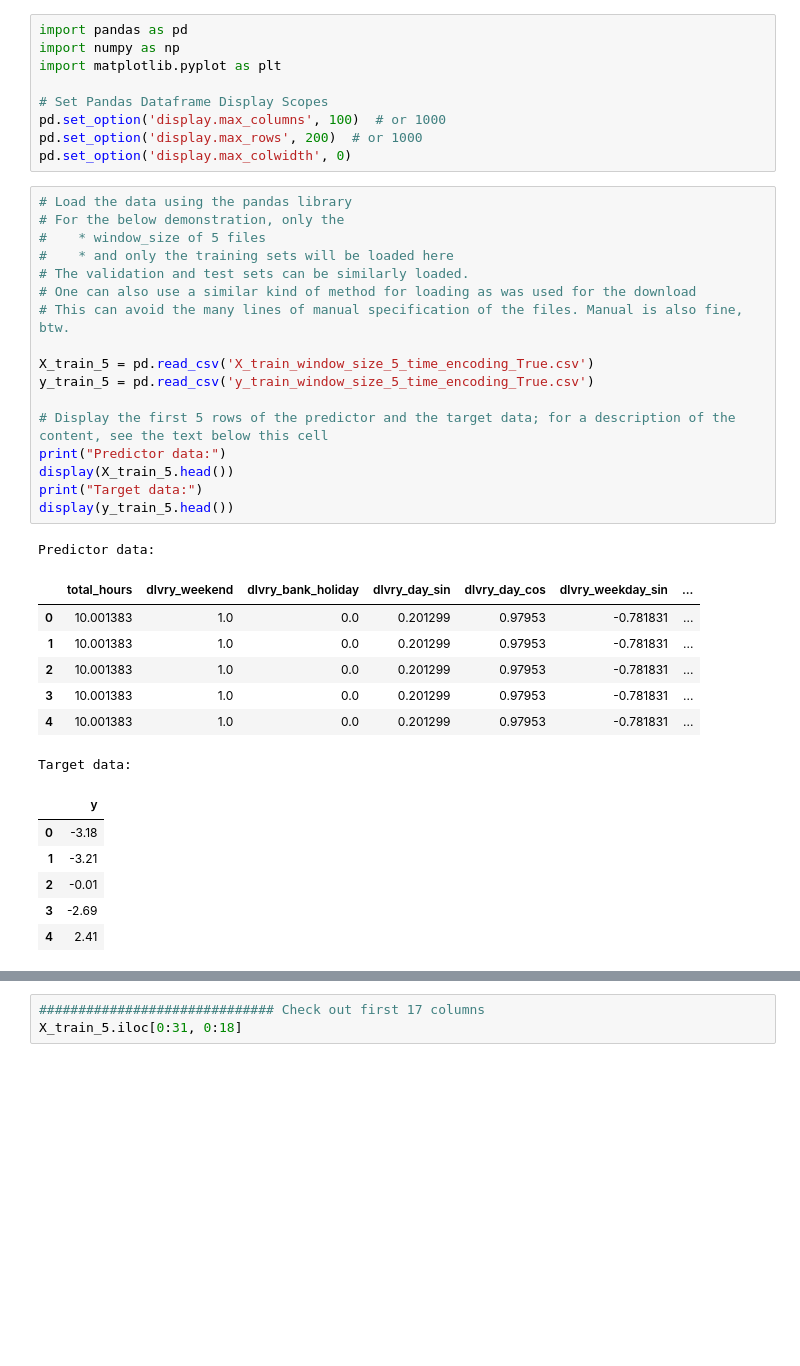
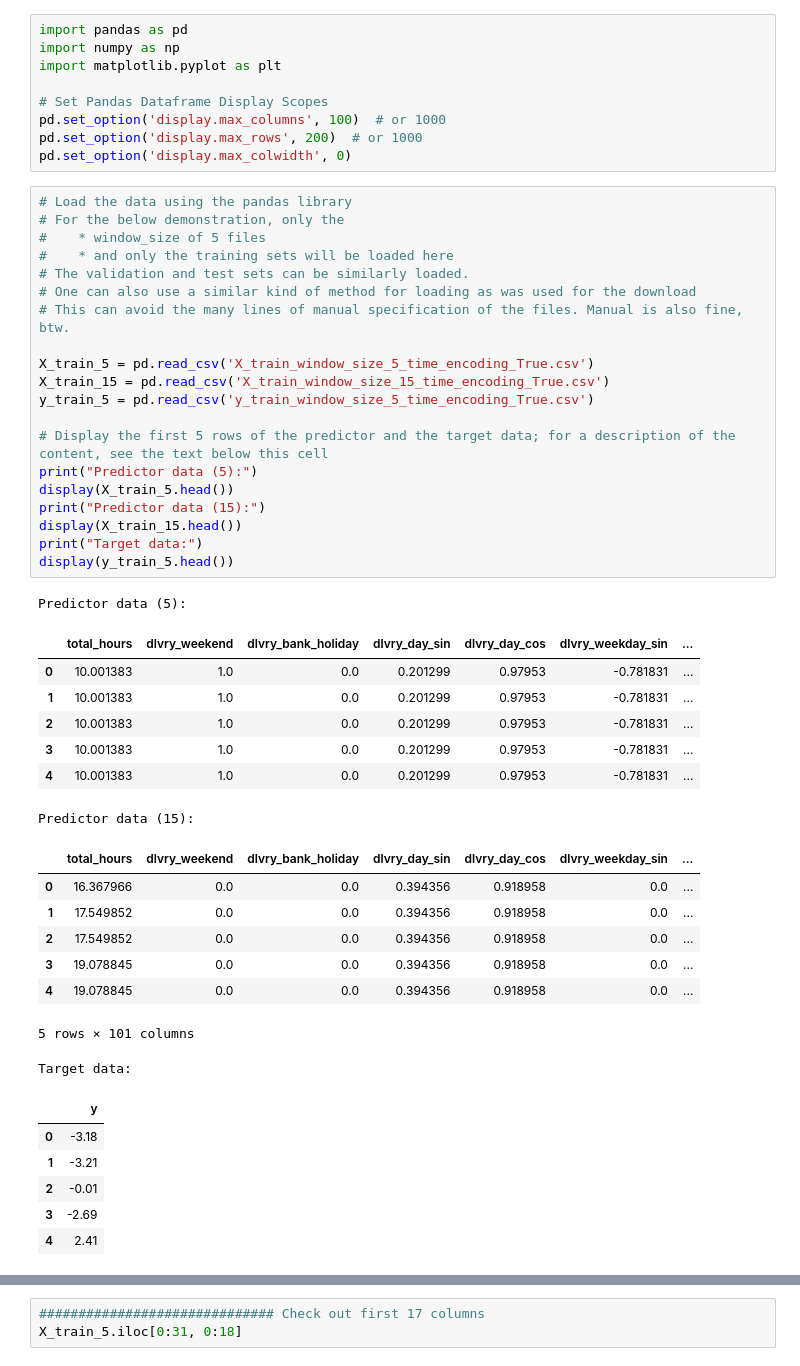
Before and after one commit to TazTornadoo/SigmoidFreud, a Jupyter notebook: [Do It]-2-Data Explore.ipynb, the cells around one changed output, grey strips where cells are left out. Cells and saved outputs as stored; diff of their text form; blank space fills up the shorter version.

Commit message:
Include X_train_15

```diff
--- a/[Do It]-2-Data Explore.ipynb
+++ b/[Do It]-2-Data Explore.ipynb
@@ -47,32 +47,43 @@ pd.set_option('display.max_colwidth', 0)
 # %%
 # Load the data using the pandas library
 # For the below demonstration, only the
 #    * window_size of 5 files
 #    * and only the training sets will be loaded here
 # The validation and test sets can be similarly loaded.
 # One can also use a similar kind of method for loading as was used for the download
 # This can avoid the many lines of manual specification of the files. Manual is also fine, btw.
 
 X_train_5 = pd.read_csv('X_train_window_size_5_time_encoding_True.csv')
+X_train_15 = pd.read_csv('X_train_window_size_15_time_encoding_True.csv')
 y_train_5 = pd.read_csv('y_train_window_size_5_time_encoding_True.csv')
 
 # Display the first 5 rows of the predictor and the target data; for a description of the content, see the text below this cell
-print("Predictor data:")
+print("Predictor data (5):")
 display(X_train_5.head())
+print("Predictor data (15):")
+display(X_train_15.head())
 print("Target data:")
 display(y_train_5.head())
 # %% [output]
-Predictor data:
+Predictor data (5):
 |  | total_hours | dlvry_weekend | dlvry_bank_holiday | dlvry_day_sin | dlvry_day_cos | dlvry_weekday_sin | ... |
 | 0 | 10.001383 | 1.0 | 0.0 | 0.201299 | 0.97953 | -0.781831 | ... |
 | 1 | 10.001383 | 1.0 | 0.0 | 0.201299 | 0.97953 | -0.781831 | ... |
 | 2 | 10.001383 | 1.0 | 0.0 | 0.201299 | 0.97953 | -0.781831 | ... |
 | 3 | 10.001383 | 1.0 | 0.0 | 0.201299 | 0.97953 | -0.781831 | ... |
 | 4 | 10.001383 | 1.0 | 0.0 | 0.201299 | 0.97953 | -0.781831 | ... |
-Target data:
+Predictor data (15):
-|  | y |
-| 0 | -3.18 |
-| 1 | -3.21 |
-| 2 | -0.01 |
-| 3 | -2.69 |
-| 4 | 2.41 |
+|  | total_hours | dlvry_weekend | dlvry_bank_holiday | dlvry_day_sin | dlvry_day_cos | dlvry_weekday_sin | ... |
+| 0 | 16.367966 | 0.0 | 0.0 | 0.394356 | 0.918958 | 0.0 | ... |
+| 1 | 17.549852 | 0.0 | 0.0 | 0.394356 | 0.918958 | 0.0 | ... |
+| 2 | 17.549852 | 0.0 | 0.0 | 0.394356 | 0.918958 | 0.0 | ... |
+| 3 | 19.078845 | 0.0 | 0.0 | 0.394356 | 0.918958 | 0.0 | ... |
+| 4 | 19.078845 | 0.0 | 0.0 | 0.394356 | 0.918958 | 0.0 | ... |
+5 rows × 101 columns
+Target data:
+|  | y |
+| 0 | -3.18 |
+| 1 | -3.21 |
+| 2 | -0.01 |
+| 3 | -2.69 |
+| 4 | 2.41 |
```
Also changed, not shown: parts of 8 cells of this notebook.
